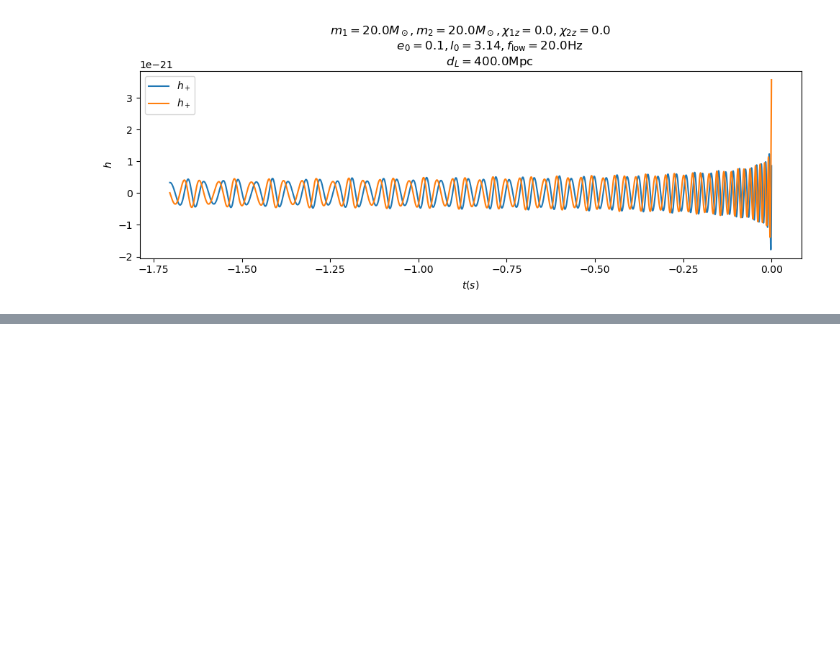
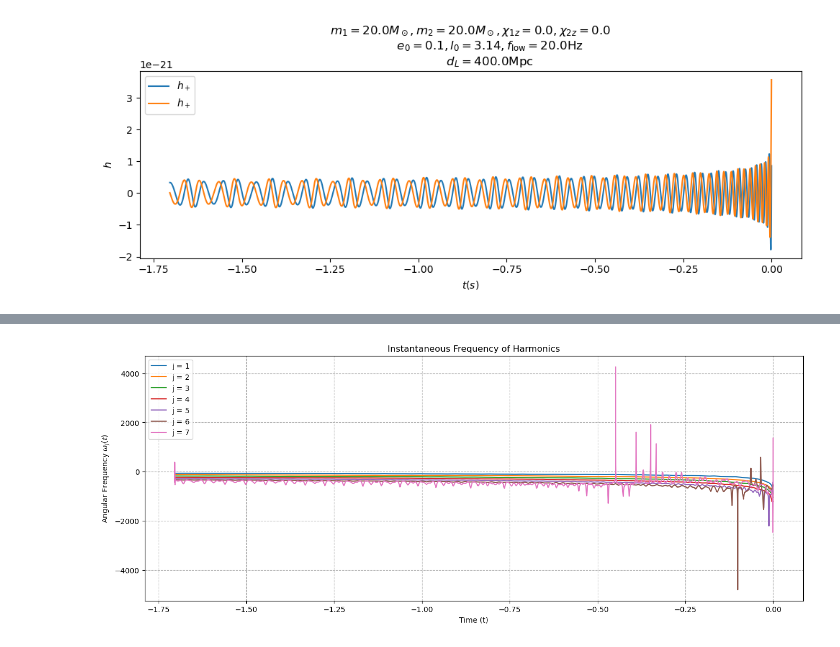
Before and after one commit to AfrozSaqlain/GWSurrogate, a Jupyter notebook: notebooks/esigma_eccentric_harmonics.ipynb, the cells around one changed output, grey strips where cells are left out. Saved outputs shown, nothing was run; the diff lists cells and outputs as text; code cells hidden in the pictures; blank space fills up the shorter version.

```diff
--- a/notebooks/esigma_eccentric_harmonics.ipynb
+++ b/notebooks/esigma_eccentric_harmonics.ipynb
@@ -114,0 +153,13 @@ plt.show()
+# %%
+plt.figure(figsize=(16, 6))
+for j_index, waveform in sorted_harmonics.items():
+    phase = np.unwrap(np.angle(waveform))
+    omega = np.gradient(phase, dt)
+    plt.plot(ref_time, omega, label=f'j = {j_index}')
+plt.ylabel('Angular Frequency $\omega_j(t)$')
+plt.title('Instantaneous Frequency of Harmonics')
+plt.xlabel('Time (t)')
+plt.legend()
+plt.grid(True, which="both", ls="--")
+# %% [output]
+[figure, added]
```
Also changed, not shown: parts of 5 cells of this notebook, 2 other files.
